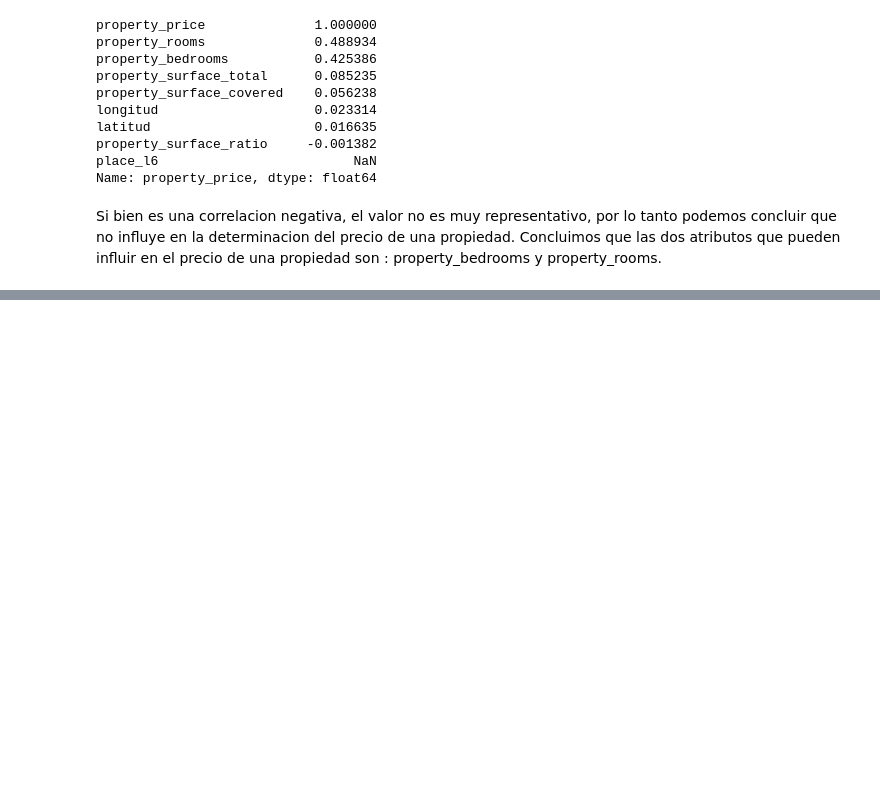
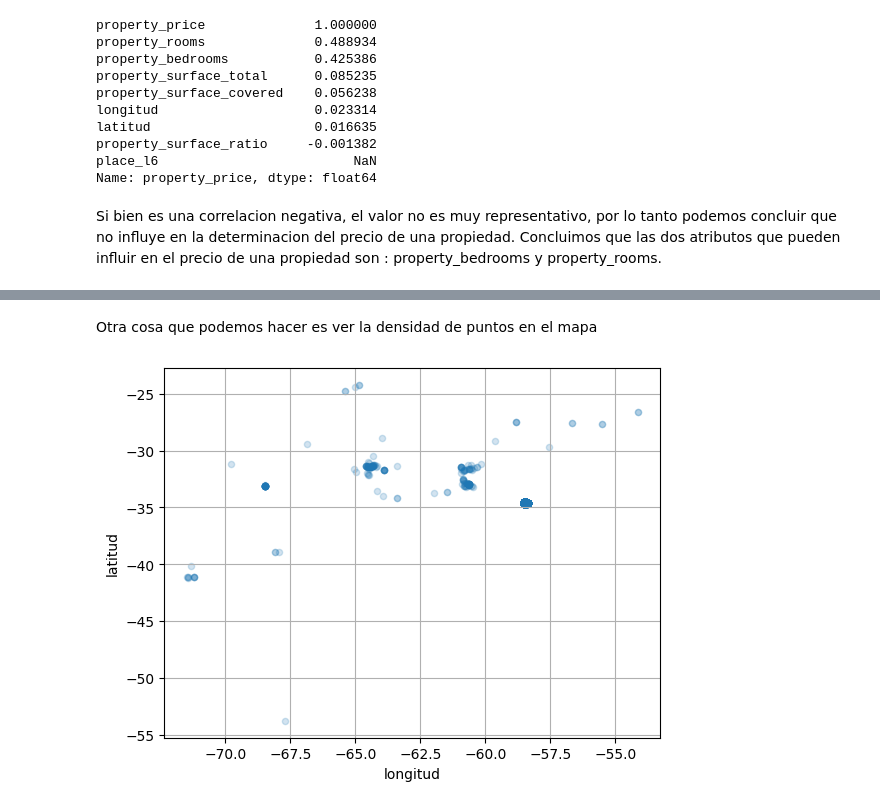
Before and after one commit to hmaldonado12/7506R-1C2024-GRUPO6, a Jupyter notebook: tp1/Copia_de_7506R_TP1_GRUPO06_ENTREGA.ipynb, the cells around one changed output, grey strips where cells are left out. Cells and saved outputs as stored; diff of their text form; code cells hidden in the pictures; blank space fills up the shorter version.

Commit message:
Se agregan el punto b

```diff
--- a/tp1/Copia_de_7506R_TP1_GRUPO06_ENTREGA.ipynb
+++ b/tp1/Copia_de_7506R_TP1_GRUPO06_ENTREGA.ipynb
@@ -242,0 +254,7 @@ Concluimos que las dos atributos que pueden influir en el precio de una propieda
+# %% [markdown]
+Otra cosa que podemos hacer es ver la densidad de puntos en el mapa
+# %%
+properties_argentina_filtered.plot(kind="scatter", x="longitud", y="latitud", grid=True, alpha=0.2)
+plt.show()
+# %% [output]
+[figure, added]
```
Also changed, not shown: parts of 2 cells of this notebook.
